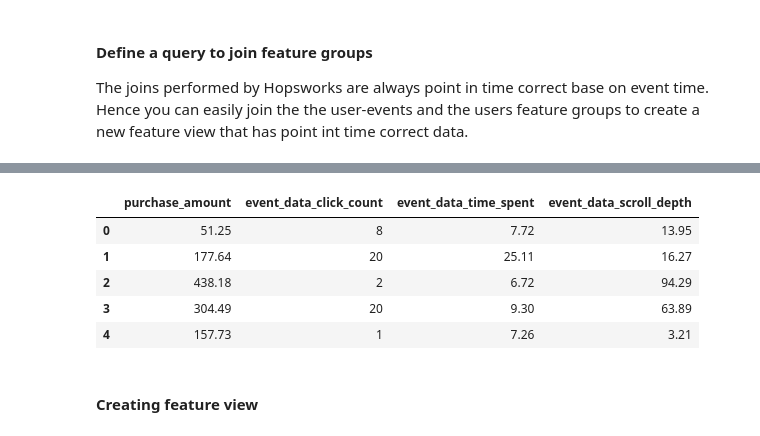
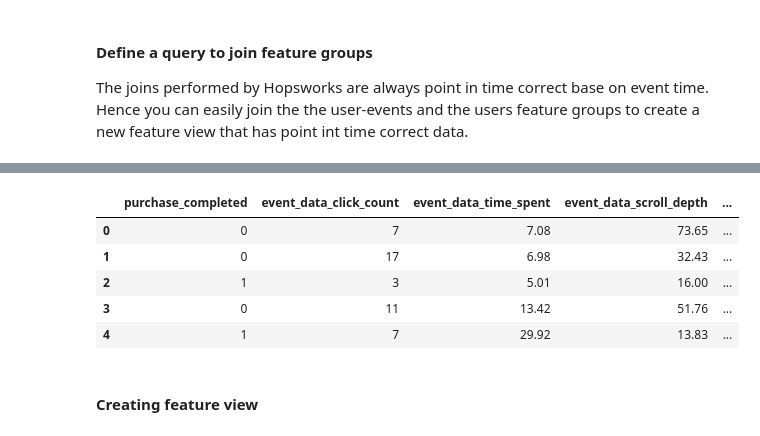
Before and after one commit to manu-sj/json-data-demo, a Jupyter notebook: 1_appending_feature_to_feature_group.ipynb, the cells around one changed output, grey strips where cells are left out. Drawn from its saved outputs; the diff is of its cells as text; code cells hidden in the pictures.

Commit message:
adding on-demand features and also adding more comments

```diff
--- a/1_appending_feature_to_feature_group.ipynb
+++ b/1_appending_feature_to_feature_group.ipynb
@@ -39,12 +39,14 @@ unnested_dataframe.head(2)
 # %%
 # Perform required feature enginering
-unnested_dataframe = unnested_dataframe[["event_time", "event_id", "user_id", "click_count", "time_spent", "scroll_depth", "purchase_amount"]]
+unnested_dataframe = unnested_dataframe[["event_time", "event_id", "user_id", "click_count", "time_spent", "scroll_depth", "purchase_completed", "checkout_time"]]
+
 # Convert string datetime to datetime object
 unnested_dataframe["event_time"] = pd.to_datetime(unnested_dataframe["event_time"])
+unnested_dataframe["checkout_time"] = pd.to_datetime(unnested_dataframe["checkout_time"])
 
-user_event_df = unnested_dataframe[["event_time", "event_id", "user_id", "purchase_amount"]]
+user_event_df = unnested_dataframe[["event_time", "event_id", "user_id", "purchase_completed"]]
 
-events_df = unnested_dataframe[["event_time", "event_id", "click_count", "time_spent", "scroll_depth"]]
+events_df = unnested_dataframe[["event_time", "event_id", "click_count", "time_spent", "scroll_depth", "checkout_time"]]
 # %% [markdown]
 #### Create feature groups
 
@@ -55,0 +64,5 @@ Splitting the data like this also allows creating a seperate *users feature grou
+# %%
+# On-demand transformations can be used to calculate relative timestamp features
+@hopsworks.udf(float, mode="pandas")
+def time_delta_event_time(event_time, feature):
+    return (feature - event_time).dt.seconds/(60*60)
@@ -60,12 +77,14 @@ fg_user_events = fs.get_or_create_feature_group(name = "fg_user_events",
                                                 primary_key = ["user_id"],
                                                 event_time = ["event_time"],
                                                 online_enabled=True)
+
 # Creating events feature group
 fg_events = fs.get_or_create_feature_group(name = "fg_events",
                                                 version = 1,
                                                 primary_key = ["event_id"],
                                                 event_time = ["event_time"],
-                                                online_enabled=True)
+                                                online_enabled=True,
+                                                transformation_functions=[time_delta_event_time("event_time", "checkout_time").alias("time_till_checkout")])
 
 
 # Inserting data into the feature groups
@@ -94,6 +110,6 @@ https://10.87.41.143:28181/p/119/jobs/named/fg_events_1_offline_fg_materializati
 
 The joins performed by Hopsworks are always point in time correct base on event time. Hence you can easily join the the user-events and the users feature groups to create a new feature view that has point int time correct data.
 # %%
-query = fg_user_events.select("purchase_amount").join(fg_events.select_features(), prefix="event_data_", on="event_id")
+query = fg_user_events.select("purchase_completed").join(fg_events.select_features(), prefix="event_data_", on="event_id")
 query.show(5)
 # %% [output]
@@ -102,9 +118,9 @@ Finished: Reading data from Hopsworks, using Hopsworks Feature Query Service (0.
-|  | purchase_amount | event_data_click_count | event_data_time_spent | event_data_scroll_depth |
-| 0 | 51.25 | 8 | 7.72 | 13.95 |
-| 1 | 177.64 | 20 | 25.11 | 16.27 |
-| 2 | 438.18 | 2 | 6.72 | 94.29 |
-| 3 | 304.49 | 20 | 9.30 | 63.89 |
-| 4 | 157.73 | 1 | 7.26 | 3.21 |
+|  | purchase_completed | event_data_click_count | event_data_time_spent | event_data_scroll_depth | ... |
+| 0 | 0 | 7 | 7.08 | 73.65 | ... |
+| 1 | 0 | 17 | 6.98 | 32.43 | ... |
+| 2 | 1 | 3 | 5.01 | 16.00 | ... |
+| 3 | 0 | 11 | 13.42 | 51.76 | ... |
+| 4 | 1 | 7 | 29.92 | 13.83 | ... |
 # %% [markdown]
 #### Creating feature view
 # %%
```
Also changed, not shown: parts of 17 cells of this notebook, 2 other files.
